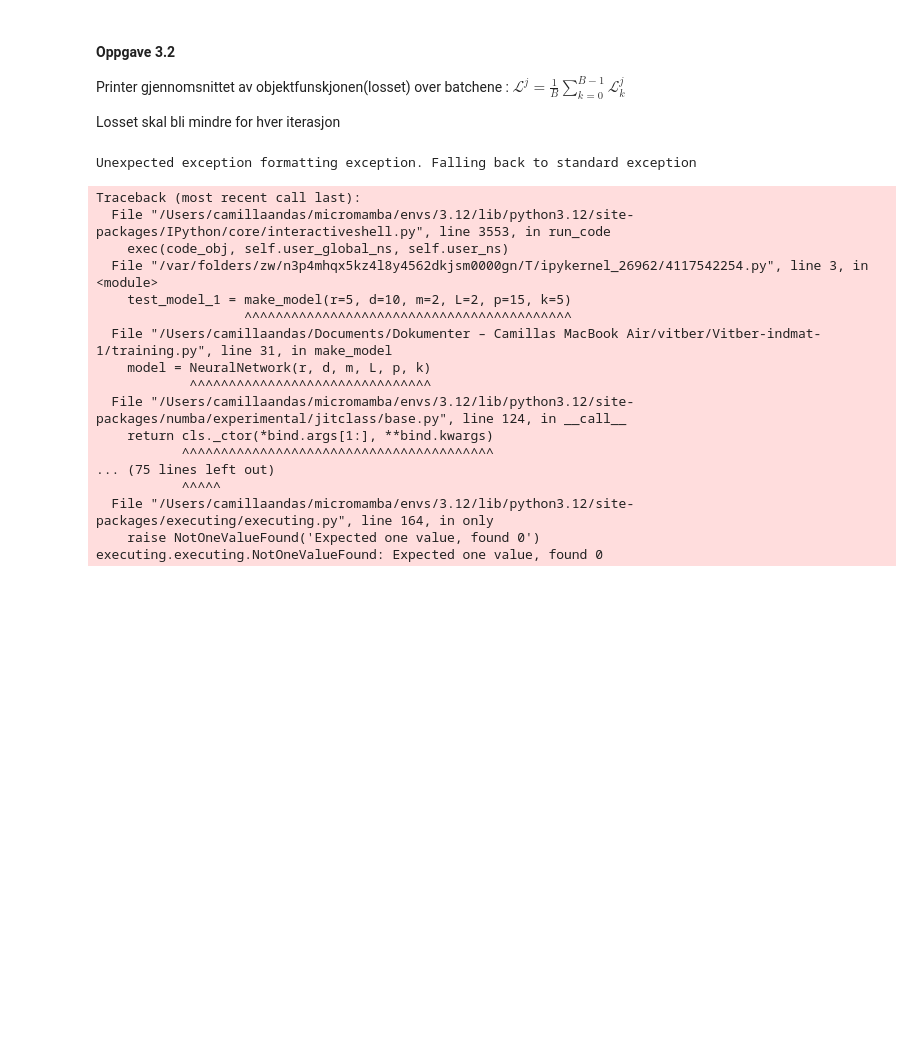
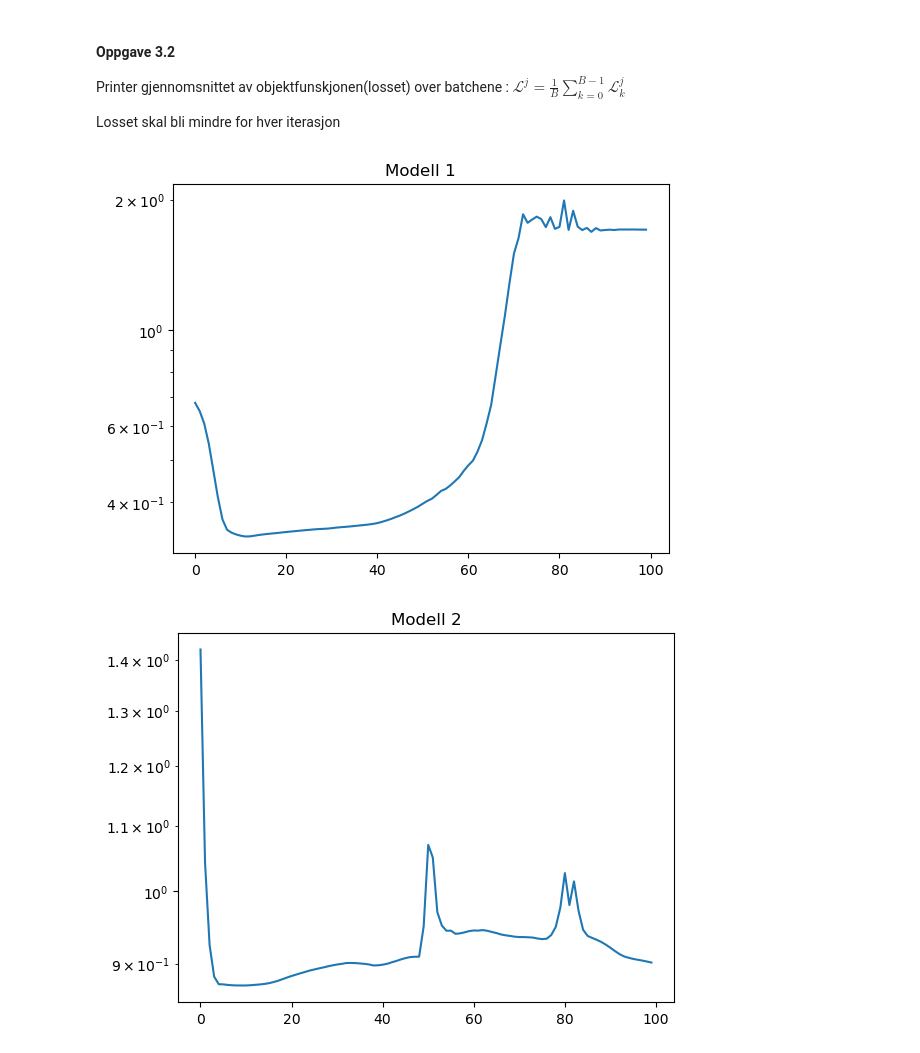
Before and after one commit to hannaroed/Vitber-indmat, a Jupyter notebook: file.ipynb, the cells around one changed output. Saved outputs shown, nothing was run; the diff lists cells and outputs as text; code cells hidden in the pictures; blank space fills up the shorter version.

```diff
--- a/file.ipynb
+++ b/file.ipynb
@@ -210,42 +207,28 @@ Losset skal bli mindre for hver iterasjon
 # %%
 n = 100
 
 test_model_1 = make_model(r=5, d=10, m=2, L=2, p=15, k=5)
 test_model_2 = make_model(r=7, d=20, m=5, L=2, p=25, k=10)
 
 sorting_data1 = get_train_test_sorting(5, 2, 250, 10, 10)
 trained_model1, mean_loss_arr1 = training_sorting(test_model_1, CrossEntropy(), Adam(), sorting_data1, 2, n_epochs=n, r=5)
 
 sorting_data2 = get_train_test_sorting(7, 5, 250, 20, 20)
 trained_model2, mean_loss_arr2 = training_sorting(test_model_2, CrossEntropy(), Adam(), sorting_data2, 5, n_epochs=n, r=7)
 
 iter = np.arange(n)
 
 plt.title("Modell 1")
 plt.plot(iter, mean_loss_arr1)
+plt.yscale('log')
 plt.show()
 plt.title("Modell 2")
 plt.plot(iter, mean_loss_arr2)
+plt.yscale('log')
 plt.show()
 # %% [output]
-Unexpected exception formatting exception. Falling back to standard exception
-Traceback (most recent call last):
-  File "/Users/camillaandas/micromamba/envs/3.12/lib/python3.12/site-packages/IPython/core/interactiveshell.py", line 3553, in run_code
-    exec(code_obj, self.user_global_ns, self.user_ns)
-  File "/var/folders/zw/n3p4mhqx5kz4l8y4562dkjsm0000gn/T/ipykernel_26962/4117542254.py", line 3, in <module>
-    test_model_1 = make_model(r=5, d=10, m=2, L=2, p=15, k=5)
-                   ^^^^^^^^^^^^^^^^^^^^^^^^^^^^^^^^^^^^^^^^^^
-  File "/Users/camillaandas/Documents/Dokumenter – Camillas MacBook Air/vitber/Vitber-indmat-1/training.py", line 31, in make_model
-    model = NeuralNetwork(r, d, m, L, p, k)
-            ^^^^^^^^^^^^^^^^^^^^^^^^^^^^^^^
-  File "/Users/camillaandas/micromamba/envs/3.12/lib/python3.12/site-packages/numba/experimental/jitclass/base.py", line 124, in __call__
-    return cls._ctor(*bind.args[1:], **bind.kwargs)
-           ^^^^^^^^^^^^^^^^^^^^^^^^^^^^^^^^^^^^^^^^
-... (75 lines left out)
-           ^^^^^
-  File "/Users/camillaandas/micromamba/envs/3.12/lib/python3.12/site-packages/executing/executing.py", line 164, in only
-    raise NotOneValueFound('Expected one value, found 0')
-executing.executing.NotOneValueFound: Expected one value, found 0
+[figure, added]
+[figure, added]
 # %%
 accuracy1 = test_sorting(trained_model1, sorting_data1, m=2)
 print(f'Accuracy for model 1: {np.round(accuracy1, 1)}%')
```
Also changed, not shown: parts of 2 cells of this notebook, 3 other files.
